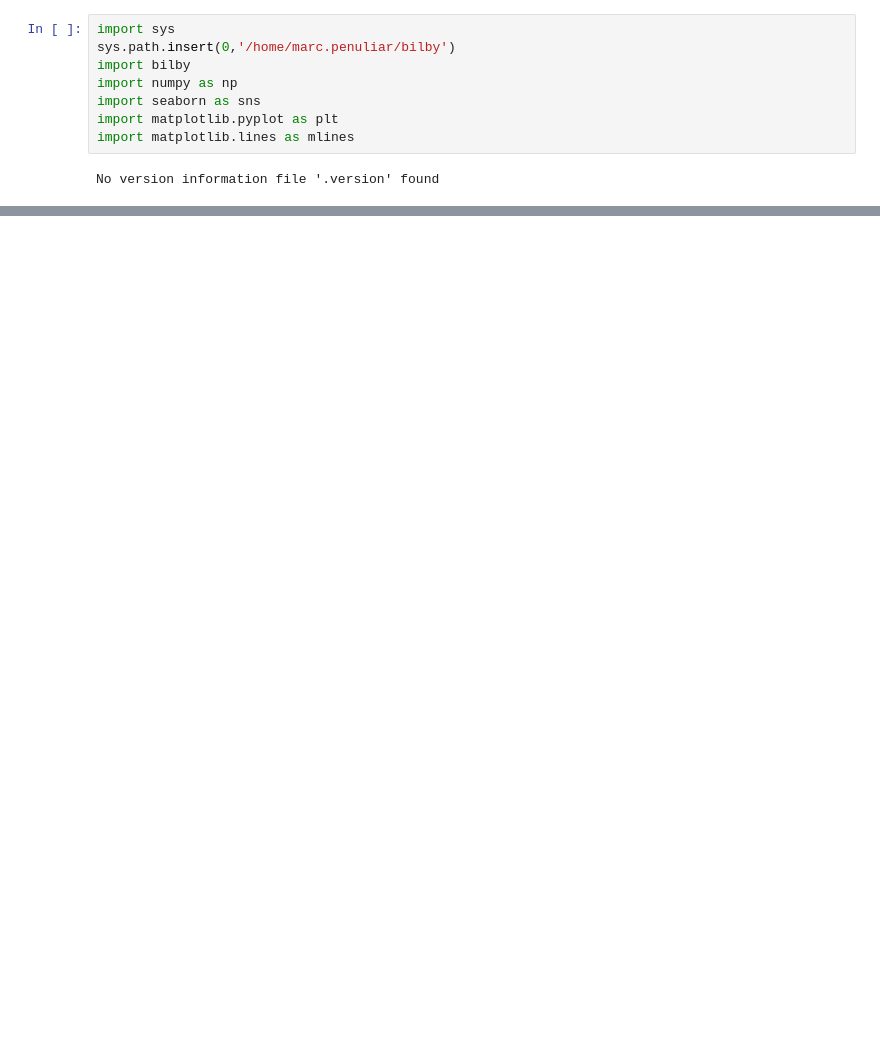
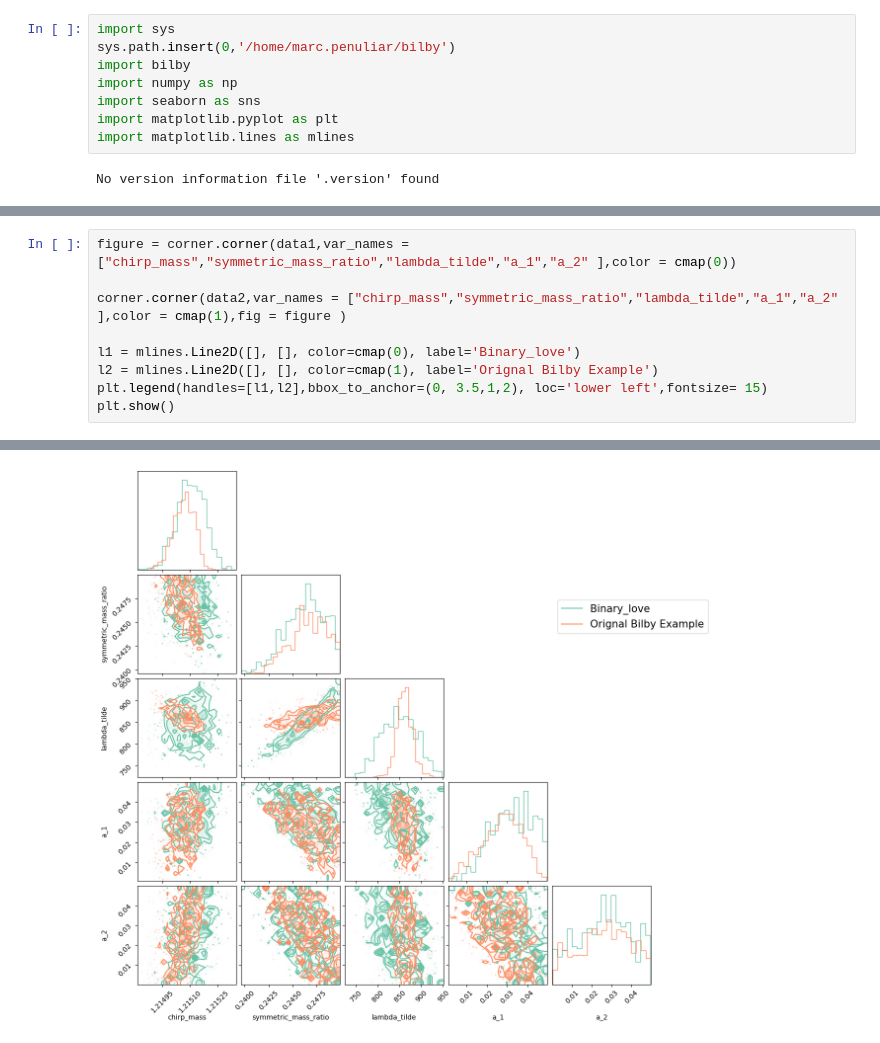
Before and after one commit to daniellmarc/Binary_Love, a Jupyter notebook: CornerPlots.ipynb, the cells around one changed output, grey strips where cells are left out. Saved outputs shown, nothing was run; the diff lists cells and outputs as text; blank space fills up the shorter version.

```diff
--- a/CornerPlots.ipynb
+++ b/CornerPlots.ipynb
@@ -47,0 +50,10 @@ WARNING:root:Pandas support in corner is deprecated; use ArviZ directly
+# %%
+figure = corner.corner(data1,var_names = ["chirp_mass","symmetric_mass_ratio","lambda_tilde","a_1","a_2" ],color = cmap(0))
+
+corner.corner(data2,var_names = ["chirp_mass","symmetric_mass_ratio","lambda_tilde","a_1","a_2" ],color = cmap(1),fig = figure )
+
+l1 = mlines.Line2D([], [], color=cmap(0), label='Binary_love')
+l2 = mlines.Line2D([], [], color=cmap(1), label='Orignal Bilby Example')
+plt.legend(handles=[l1,l2],bbox_to_anchor=(0, 3.5,1,2), loc='lower left',fontsize= 15)
+plt.show()
+# %% [output]
@@ -47,0 +62 @@ WARNING:root:Pandas support in corner is deprecated; use ArviZ directly
+[figure, added]
```
Also changed, not shown: parts of 7 cells of this notebook, 3 other files.
